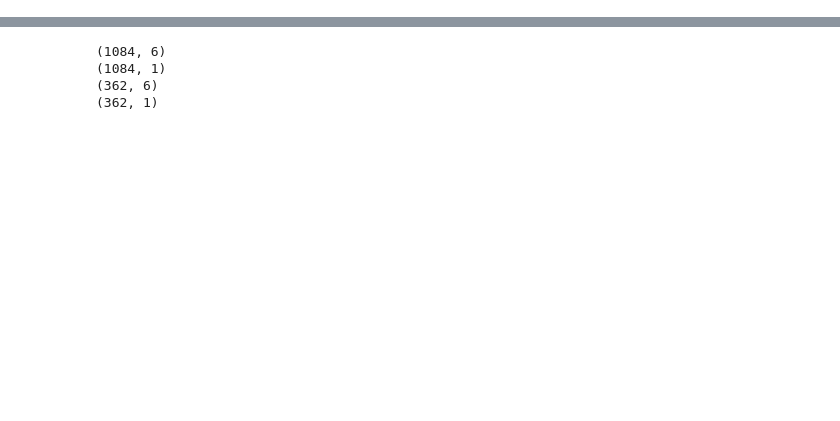
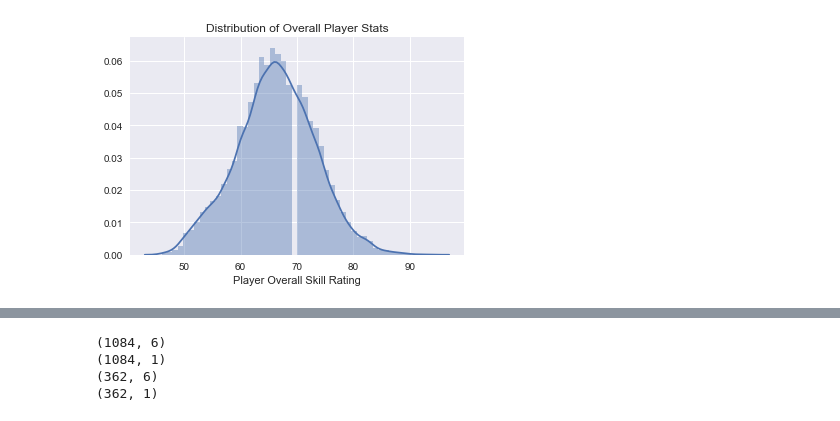
Before and after one commit to MikeStrenk/Modeling-the-World-Cup-2018, a Jupyter notebook: worldcup2018_predictions.ipynb, the cells around one changed output, grey strips where cells are left out. Saved outputs shown, nothing was run; the diff lists cells and outputs as text; code cells hidden in the pictures; blank space fills up the shorter version.

```diff
--- a/worldcup2018_predictions.ipynb
+++ b/worldcup2018_predictions.ipynb
@@ -330,0 +58,11 @@ print(y.shape)
+# %%
+sns.set()
+sns.distplot(players_df['Overall'])
+
+plt.title('Distribution of Overall Player Stats')
+plt.xlabel('Player Overall Skill Rating')
+
+plt.savefig('player_stats_distribution.png')
+plt.show()
+# %% [output]
+[figure, added]
```
Also changed, not shown: parts of 114 cells of this notebook, 8 other files.
